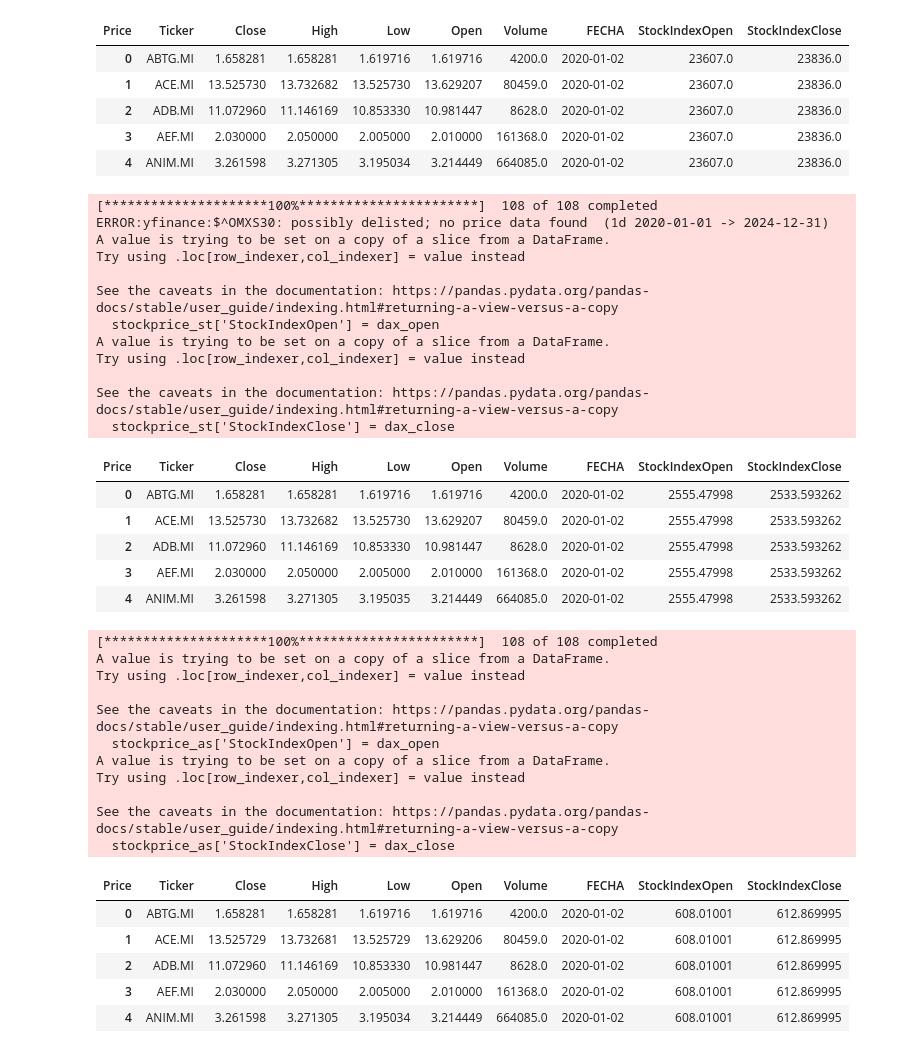
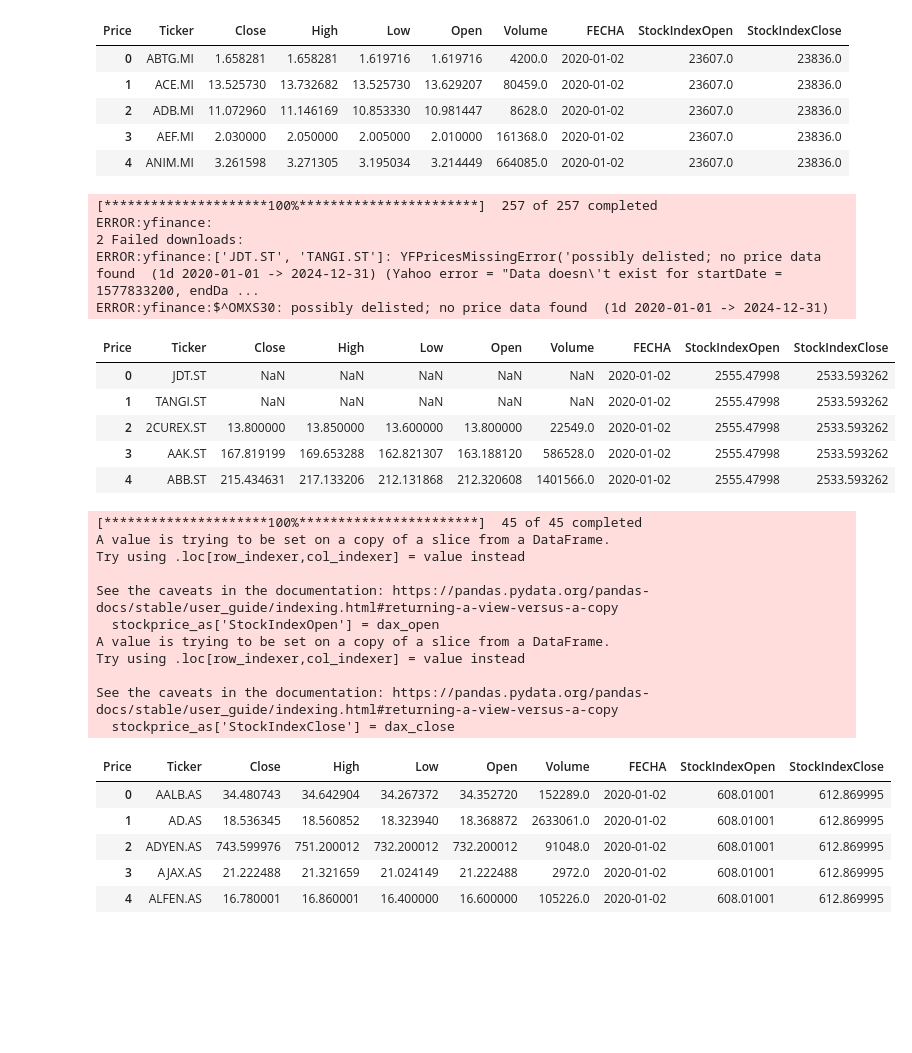
Before and after one commit to TFMUCM01/TFM, a Jupyter notebook: Data IBEX 35/StockPrice.ipynb, the cells around one changed output. Cells and saved outputs as stored; diff of their text form; code cells hidden in the pictures; blank space fills up the shorter version.

```diff
--- a/Data IBEX 35/StockPrice.ipynb
+++ b/Data IBEX 35/StockPrice.ipynb
@@ -291,51 +295,44 @@ from datetime import datetime
 df = pd.read_csv('Ticketsvalidos.csv')
 start_date = '2020-01-01'
 end_date = '2024-12-31'
 
-tickers_st = df[df['ticker_market'].str.endswith('.ST')]['ticker_market'].tolist()
+tickers_de = df[df['ticker_market'].str.endswith('.ST')]['ticker_market'].tolist()
 
 data = yf.download(tickers_de, start=start_date, end=end_date)
 df_long = data.stack(level=1, future_stack=True).reset_index()
 df_long.rename(columns={'level_1': 'ticker_market', 'Date': 'FECHA'}, inplace=True)
 
 df_long.rename(columns={'ticker_market': 'Ticker'}, inplace=True)
 
 stockprice_st = df_long[["Ticker", "Close", "High", "Low", "Open", "Volume", "FECHA"]]
 
 dax = yf.Ticker('^OMXS30')
 dax_hist = dax.history(start=start_date, end=end_date)
 
 if dax_hist.empty:
     dax_hist = dax.history(period='5d').tail(1)
 
 dax_open = dax_hist['Open'].values[0]
 dax_close = dax_hist['Close'].values[0]
 
 stockprice_st['StockIndexOpen'] = dax_open
 stockprice_st['StockIndexClose'] = dax_close
 
-stockprice_st.to_excel('stockprice_st.xlsx', index=False)
+stockprice_st.to_excel('stockprice_sw.xlsx', index=False)
 
 stockprice_st.head()
 # %% [output]
-[*********************100%***********************]  108 of 108 completed
+[*********************100%***********************]  257 of 257 completed
+ERROR:yfinance:
+2 Failed downloads:
+ERROR:yfinance:['JDT.ST', 'TANGI.ST']: YFPricesMissingError('possibly delisted; no price data found  (1d 2020-01-01 -> 2024-12-31) (Yahoo error = "Data doesn\'t exist for startDate = 1577833200, endDa ...
 ERROR:yfinance:$^OMXS30: possibly delisted; no price data found  (1d 2020-01-01 -> 2024-12-31)
-A value is trying to be set on a copy of a slice from a DataFrame.
-Try using .loc[row_indexer,col_indexer] = value instead
-
-See the caveats in the documentation: https://pandas.pydata.org/pandas-docs/stable/user_guide/indexing.html#returning-a-view-versus-a-copy
-  stockprice_st['StockIndexOpen'] = dax_open
-A value is trying to be set on a copy of a slice from a DataFrame.
-Try using .loc[row_indexer,col_indexer] = value instead
-
-See the caveats in the documentation: https://pandas.pydata.org/pandas-docs/stable/user_guide/indexing.html#returning-a-view-versus-a-copy
-  stockprice_st['StockIndexClose'] = dax_close
 | Price | Ticker | Close | High | Low | Open | Volume | FECHA | StockIndexOpen | StockIndexClose |
-| 0 | ABTG.MI | 1.658281 | 1.658281 | 1.619716 | 1.619716 | 4200.0 | 2020-01-02 | 2555.47998 | 2533.593262 |
-| 1 | ACE.MI | 13.525730 | 13.732682 | 13.525730 | 13.629207 | 80459.0 | 2020-01-02 | 2555.47998 | 2533.593262 |
-| 2 | ADB.MI | 11.072960 | 11.146169 | 10.853330 | 10.981447 | 8628.0 | 2020-01-02 | 2555.47998 | 2533.593262 |
-| 3 | AEF.MI | 2.030000 | 2.050000 | 2.005000 | 2.010000 | 161368.0 | 2020-01-02 | 2555.47998 | 2533.593262 |
-| 4 | ANIM.MI | 3.261598 | 3.271305 | 3.195035 | 3.214449 | 664085.0 | 2020-01-02 | 2555.47998 | 2533.593262 |
+| 0 | JDT.ST | NaN | NaN | NaN | NaN | NaN | 2020-01-02 | 2555.47998 | 2533.593262 |
+| 1 | TANGI.ST | NaN | NaN | NaN | NaN | NaN | 2020-01-02 | 2555.47998 | 2533.593262 |
+| 2 | 2CUREX.ST | 13.800000 | 13.850000 | 13.600000 | 13.800000 | 22549.0 | 2020-01-02 | 2555.47998 | 2533.593262 |
+| 3 | AAK.ST | 167.819199 | 169.653288 | 162.821307 | 163.188120 | 586528.0 | 2020-01-02 | 2555.47998 | 2533.593262 |
+| 4 | ABB.ST | 215.434631 | 217.133206 | 212.131868 | 212.320608 | 1401566.0 | 2020-01-02 | 2555.47998 | 2533.593262 |
 # %%
 #Países Bajos
 import pandas as pd
@@ -346,7 +343,7 @@ df = pd.read_csv('Ticketsvalidos.csv')
 start_date = '2020-01-01'
 end_date = '2024-12-31'
 
-tickers_as = df[df['ticker_market'].str.endswith('.AS')]['ticker_market'].tolist()
+tickers_de = df[df['ticker_market'].str.endswith('.AS')]['ticker_market'].tolist()
 
 data = yf.download(tickers_de, start=start_date, end=end_date)
 df_long = data.stack(level=1, future_stack=True).reset_index()
@@ -368,11 +365,11 @@ dax_close = dax_hist['Close'].values[0]
 stockprice_as['StockIndexOpen'] = dax_open
 stockprice_as['StockIndexClose'] = dax_close
 
-stockprice_as.to_excel('stockprice_as.xlsx', index=False)
+stockprice_as.to_excel('stockprice_sw.xlsx', index=False)
 
 stockprice_as.head()
 # %% [output]
-[*********************100%***********************]  108 of 108 completed
+[*********************100%***********************]  45 of 45 completed
 A value is trying to be set on a copy of a slice from a DataFrame.
 Try using .loc[row_indexer,col_indexer] = value instead
 
@@ -384,8 +381,8 @@ Try using .loc[row_indexer,col_indexer] = value instead
 See the caveats in the documentation: https://pandas.pydata.org/pandas-docs/stable/user_guide/indexing.html#returning-a-view-versus-a-copy
   stockprice_as['StockIndexClose'] = dax_close
 | Price | Ticker | Close | High | Low | Open | Volume | FECHA | StockIndexOpen | StockIndexClose |
-| 0 | ABTG.MI | 1.658281 | 1.658281 | 1.619716 | 1.619716 | 4200.0 | 2020-01-02 | 608.01001 | 612.869995 |
-| 1 | ACE.MI | 13.525729 | 13.732681 | 13.525729 | 13.629206 | 80459.0 | 2020-01-02 | 608.01001 | 612.869995 |
-| 2 | ADB.MI | 11.072960 | 11.146169 | 10.853330 | 10.981447 | 8628.0 | 2020-01-02 | 608.01001 | 612.869995 |
-| 3 | AEF.MI | 2.030000 | 2.050000 | 2.005000 | 2.010000 | 161368.0 | 2020-01-02 | 608.01001 | 612.869995 |
-| 4 | ANIM.MI | 3.261598 | 3.271305 | 3.195034 | 3.214449 | 664085.0 | 2020-01-02 | 608.01001 | 612.869995 |
+| 0 | AALB.AS | 34.480743 | 34.642904 | 34.267372 | 34.352720 | 152289.0 | 2020-01-02 | 608.01001 | 612.869995 |
+| 1 | AD.AS | 18.536345 | 18.560852 | 18.323940 | 18.368872 | 2633061.0 | 2020-01-02 | 608.01001 | 612.869995 |
+| 2 | ADYEN.AS | 743.599976 | 751.200012 | 732.200012 | 732.200012 | 91048.0 | 2020-01-02 | 608.01001 | 612.869995 |
+| 3 | AJAX.AS | 21.222488 | 21.321659 | 21.024149 | 21.222488 | 2972.0 | 2020-01-02 | 608.01001 | 612.869995 |
+| 4 | ALFEN.AS | 16.780001 | 16.860001 | 16.400000 | 16.600000 | 105226.0 | 2020-01-02 | 608.01001 | 612.869995 |
```
Also changed, not shown: parts of 6 cells of this notebook.
